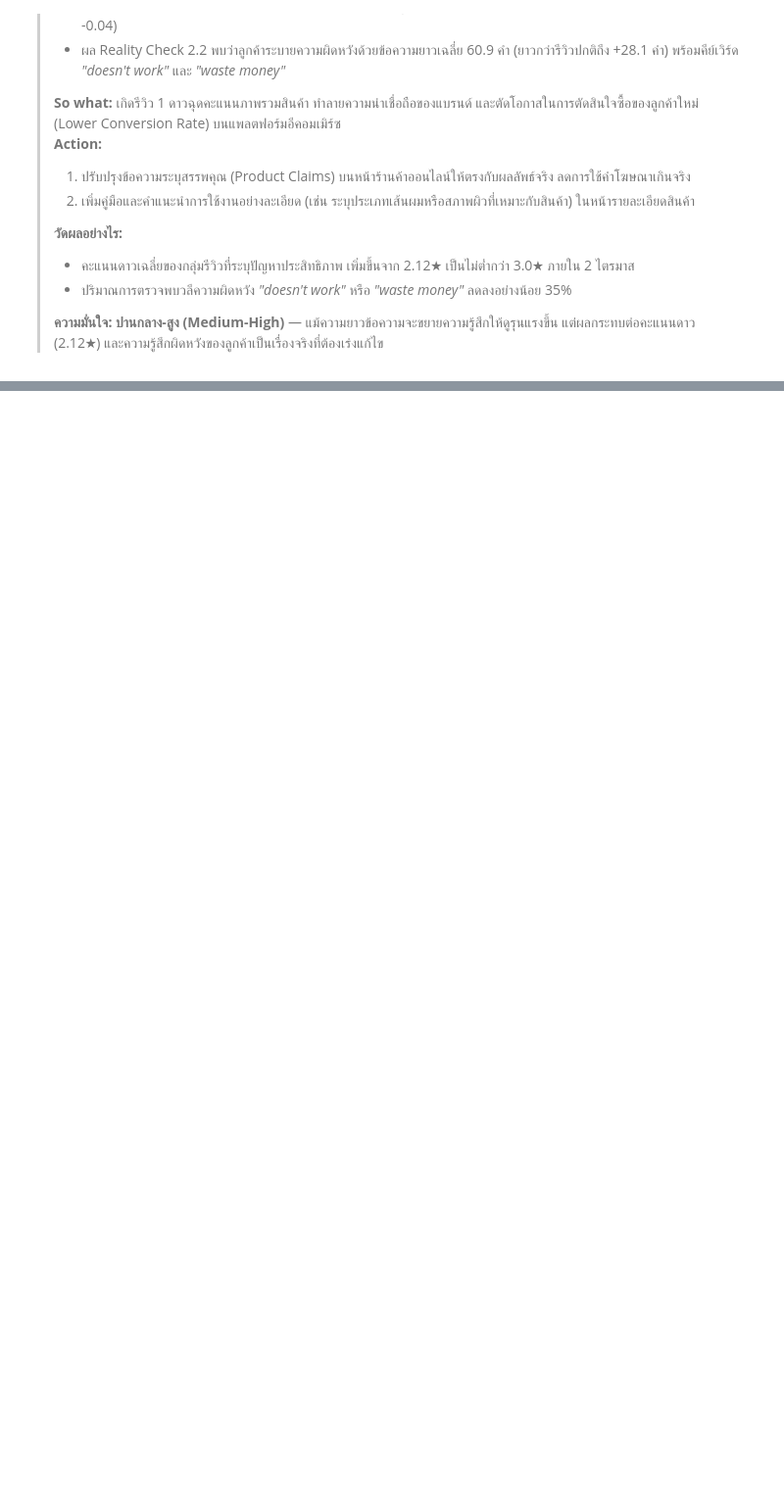
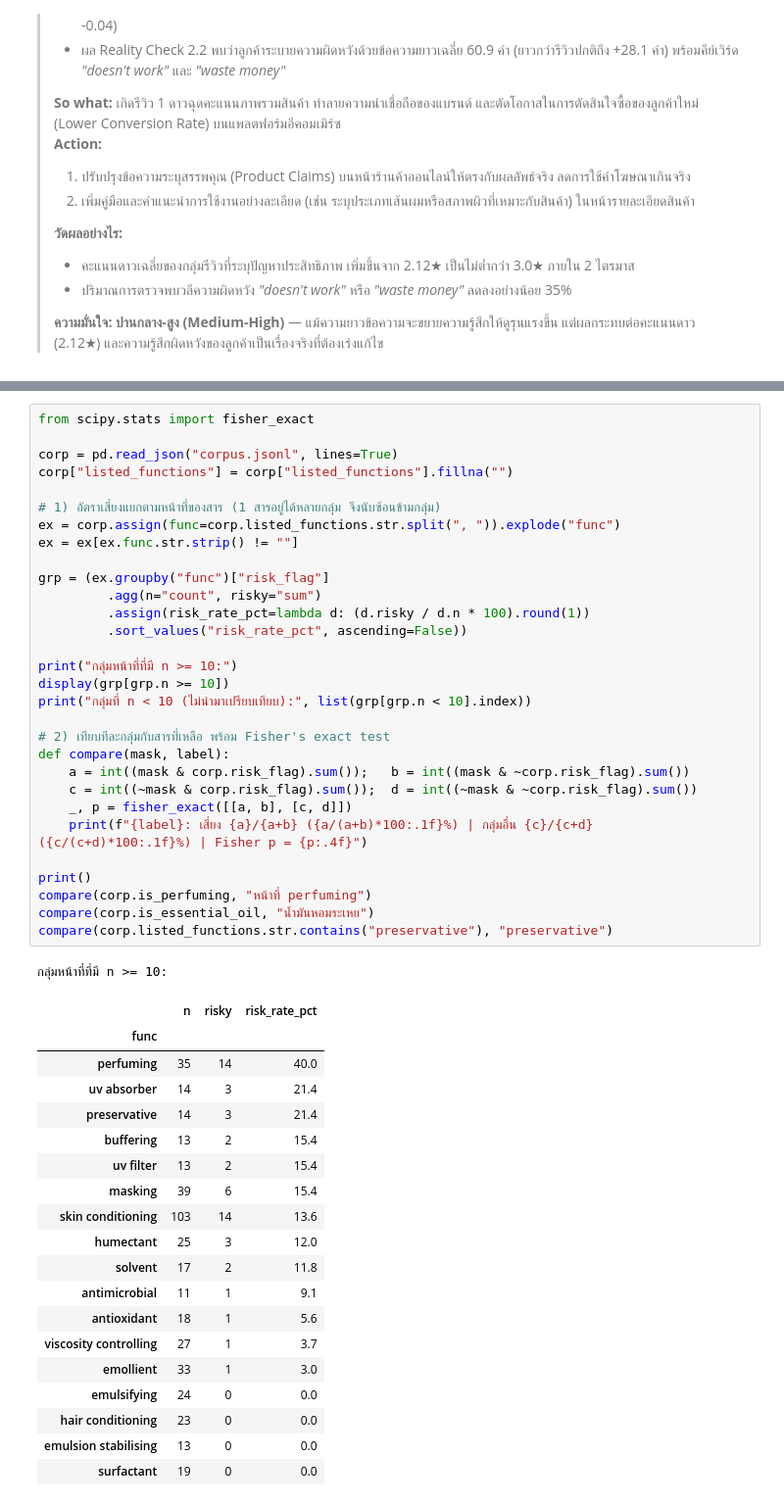
Before and after one commit to Supieiei/Project1_Group7, a Jupyter notebook: Project1_Group7.ipynb, the cells around one changed output, grey strips where cells are left out. Shown at 98% size. Saved outputs shown, nothing was run; the diff lists cells and outputs as text; blank space fills up the shorter version.

```diff
--- a/Project1_Group7.ipynb
+++ b/Project1_Group7.ipynb
@@ -1750,0 +2298,51 @@ print("=" * 75)
+# %%
+from scipy.stats import fisher_exact
+
+corp = pd.read_json("corpus.jsonl", lines=True)
+corp["listed_functions"] = corp["listed_functions"].fillna("")
+
+# 1) อัตราเสี่ยงแยกตามหน้าที่ของสาร (1 สารอยู่ได้หลายกลุ่ม จึงนับซ้อนข้ามกลุ่ม)
+ex = corp.assign(func=corp.listed_functions.str.split(", ")).explode("func")
+ex = ex[ex.func.str.strip() != ""]
+
+grp = (ex.groupby("func")["risk_flag"]
+         .agg(n="count", risky="sum")
+         .assign(risk_rate_pct=lambda d: (d.risky / d.n * 100).round(1))
+         .sort_values("risk_rate_pct", ascending=False))
+
+print("กลุ่มหน้าที่ที่มี n >= 10:")
+display(grp[grp.n >= 10])
+print("กลุ่มที่ n < 10 (ไม่นำมาเปรียบเทียบ):", list(grp[grp.n < 10].index))
+
+# 2) เทียบทีละกลุ่มกับสารที่เหลือ พร้อม Fisher's exact test
+def compare(mask, label):
+    a = int((mask & corp.risk_flag).sum());   b = int((mask & ~corp.risk_flag).sum())
+    c = int((~mask & corp.risk_flag).sum());  d = int((~mask & ~corp.risk_flag).sum())
+    _, p = fisher_exact([[a, b], [c, d]])
+    print(f"{label}: เสี่ยง {a}/{a+b} ({a/(a+b)*100:.1f}%) | กลุ่มอื่น {c}/{c+d} ({c/(c+d)*100:.1f}%) | Fisher p = {p:.4f}")
+
+print()
+compare(corp.is_perfuming, "หน้าที่ perfuming")
+compare(corp.is_essential_oil, "น้ำมันหอมระเหย")
+compare(corp.listed_functions.str.contains("preservative"), "preservative")
+# %% [output]
+กลุ่มหน้าที่ที่มี n >= 10:
+|  | n | risky | risk_rate_pct |
+| func |  |  |  |
+| perfuming | 35 | 14 | 40.0 |
+| uv absorber | 14 | 3 | 21.4 |
+| preservative | 14 | 3 | 21.4 |
+| buffering | 13 | 2 | 15.4 |
+| uv filter | 13 | 2 | 15.4 |
+| masking | 39 | 6 | 15.4 |
+| skin conditioning | 103 | 14 | 13.6 |
+| humectant | 25 | 3 | 12.0 |
+| solvent | 17 | 2 | 11.8 |
+| antimicrobial | 11 | 1 | 9.1 |
+| antioxidant | 18 | 1 | 5.6 |
+| viscosity controlling | 27 | 1 | 3.7 |
+| emollient | 33 | 1 | 3.0 |
+| emulsifying | 24 | 0 | 0.0 |
+| hair conditioning | 23 | 0 | 0.0 |
+| emulsion stabilising | 13 | 0 | 0.0 |
+| surfactant | 19 | 0 | 0.0 |
```
Also changed, not shown: parts of 25 cells of this notebook.
